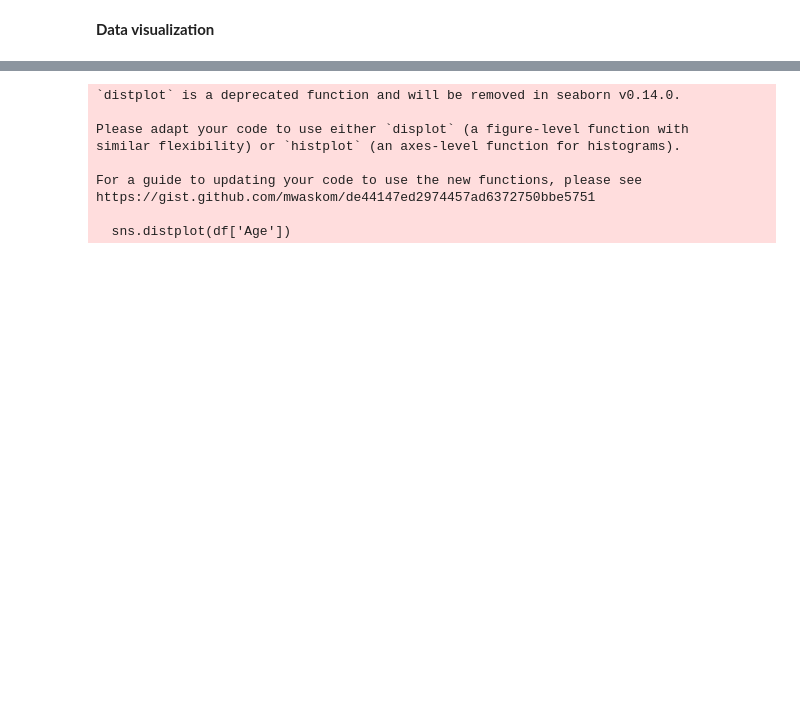
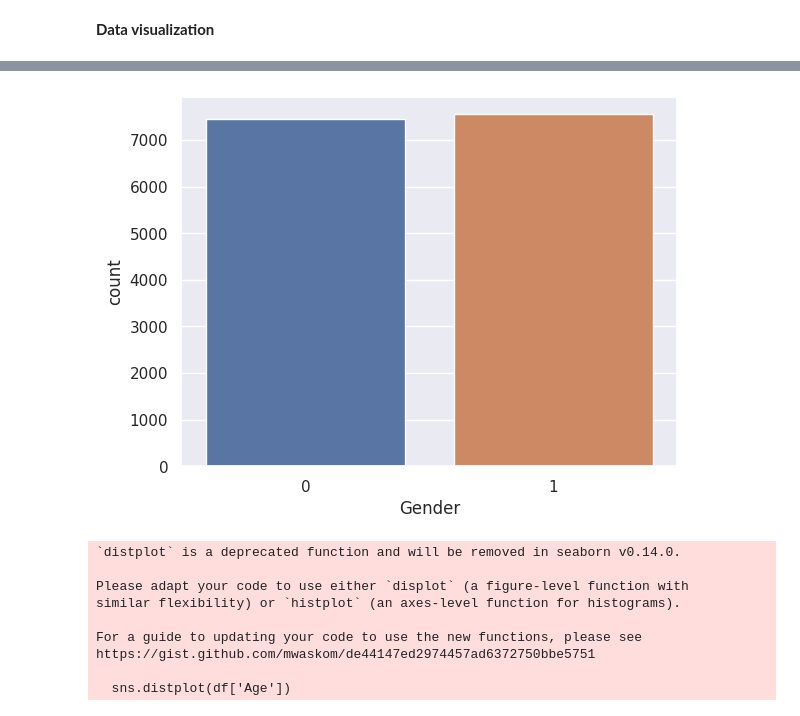
Before and after one commit to ElfIncredible/Calories-Burnt---ML-Prediction, a Jupyter notebook: calories-burnt-ml-prediction.ipynb, the cells around one changed output, grey strips where cells are left out. Cells and saved outputs as stored; diff of their text form; code cells hidden in the pictures; blank space fills up the shorter version.

```diff
--- a/calories-burnt-ml-prediction.ipynb
+++ b/calories-burnt-ml-prediction.ipynb
@@ -100,3 +105,11 @@ plt.show()
+# %%
+# plot the distribution of the gender column
+
+sns.countplot(data=df, x='Gender')
+
+plt.show()
+# %% [output]
+[figure, added]
 # %%
 # finding the distribution of age column
 sns.distplot(df['Age'])
```
Also changed, not shown: parts of 3 cells of this notebook.
